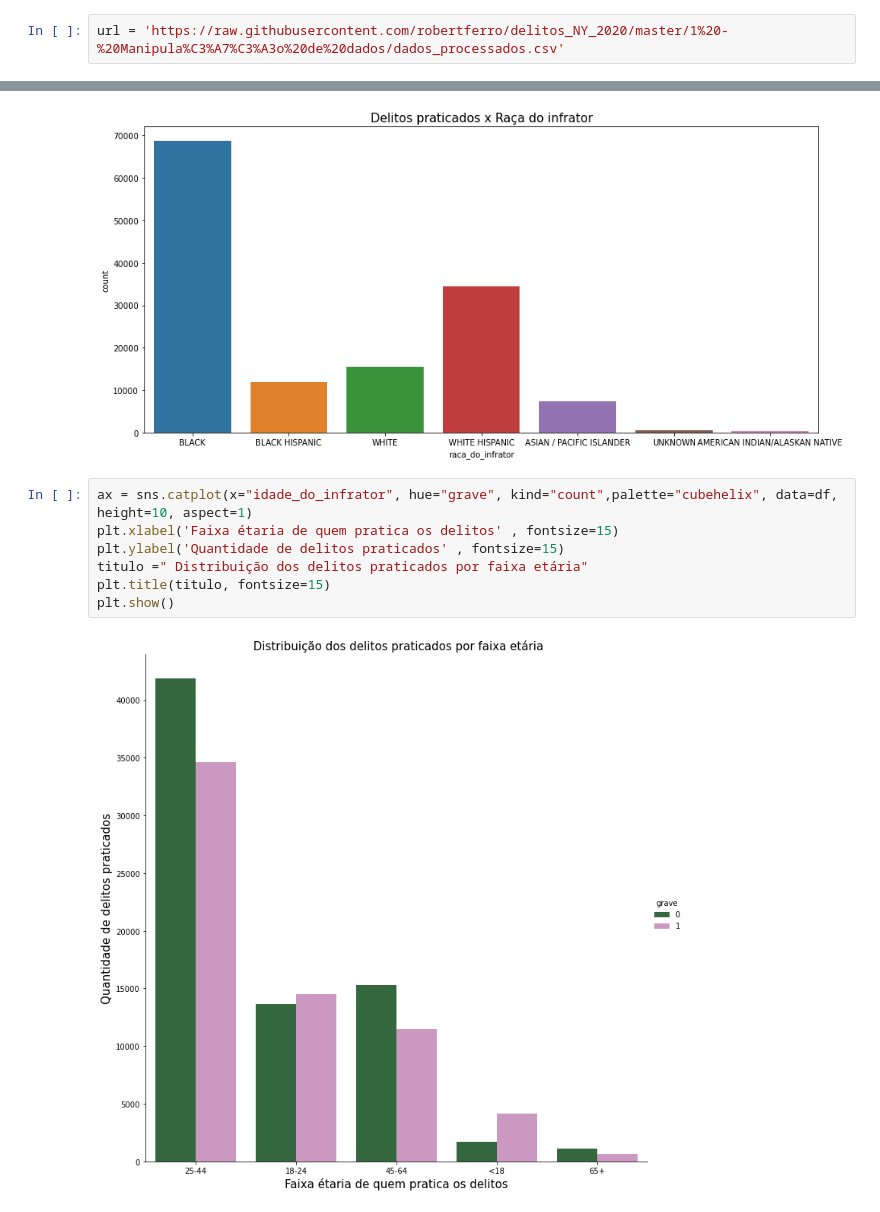
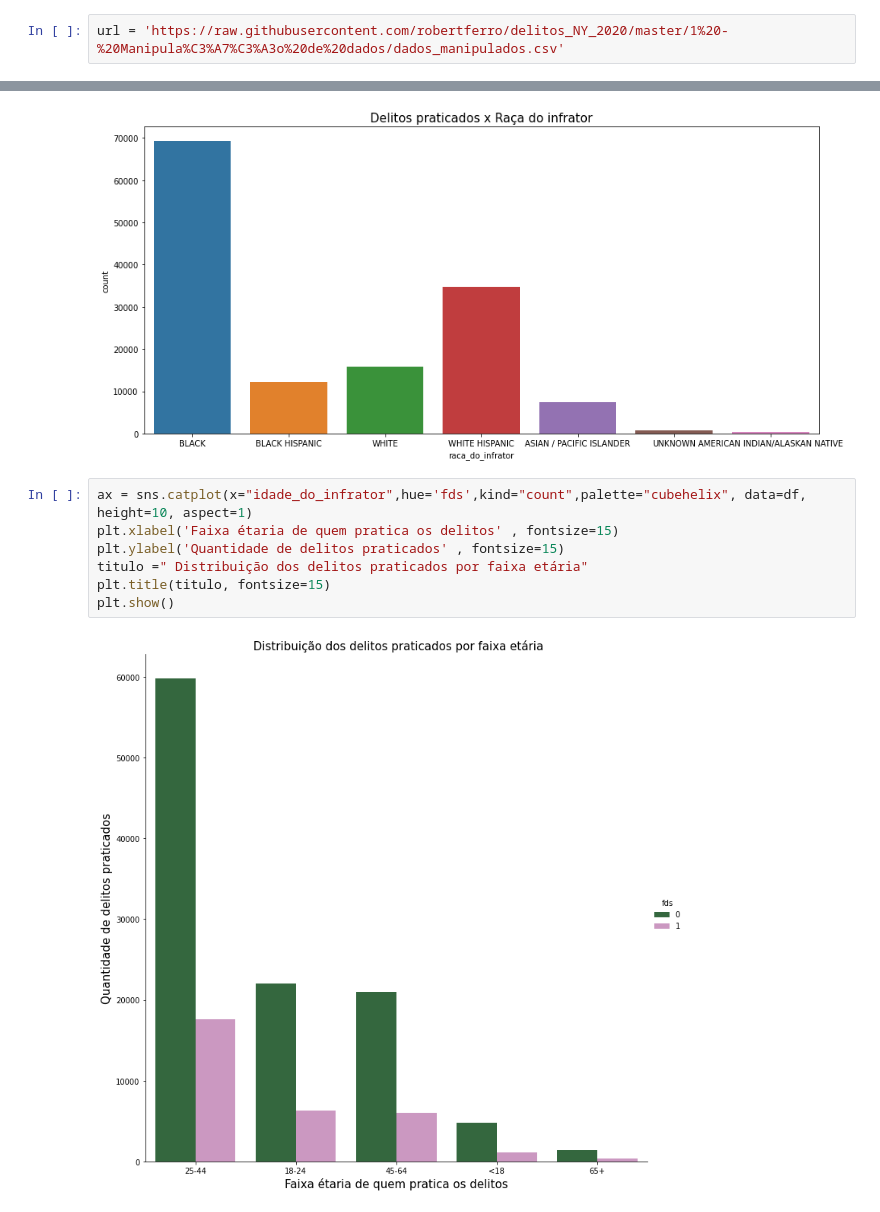
Before and after one commit to robertferro/delitos_ny_2020, a Jupyter notebook: 2 - EDA/EDA_delitos_NYC.ipynb, the cells around one changed output, grey strips where cells are left out. Drawn from its saved outputs; the diff is of its cells as text.

```diff
--- a/2 - EDA/EDA_delitos_NYC.ipynb
+++ b/2 - EDA/EDA_delitos_NYC.ipynb
@@ -14,5 +10,5 @@ from datetime import date
 # %%
-url = 'https://raw.githubusercontent.com/robertferro/delitos_NY_2020/master/1%20-%20Manipula%C3%A7%C3%A3o%20de%20dados/dados_processados.csv'
+url = 'https://raw.githubusercontent.com/robertferro/delitos_NY_2020/master/1%20-%20Manipula%C3%A7%C3%A3o%20de%20dados/dados_manipulados.csv'
 # %%
 df=pd.read_csv(url)
 # %%
@@ -165,11 +131,11 @@ plt.show()
 # %% [output]
 [figure]
 # %%
-ax = sns.catplot(x="idade_do_infrator", hue="grave", kind="count",palette="cubehelix", data=df, height=10, aspect=1)
+ax = sns.catplot(x="idade_do_infrator",hue='fds',kind="count",palette="cubehelix", data=df, height=10, aspect=1)
 plt.xlabel('Faixa étaria de quem pratica os delitos' , fontsize=15)
 plt.ylabel('Quantidade de delitos praticados' , fontsize=15)
 titulo =" Distribuição dos delitos praticados por faixa etária"
 plt.title(titulo, fontsize=15)
 plt.show()
 # %% [output]
-[figure, old version]
+[figure, new version]
```
Also changed, not shown: parts of 13 cells of this notebook.
